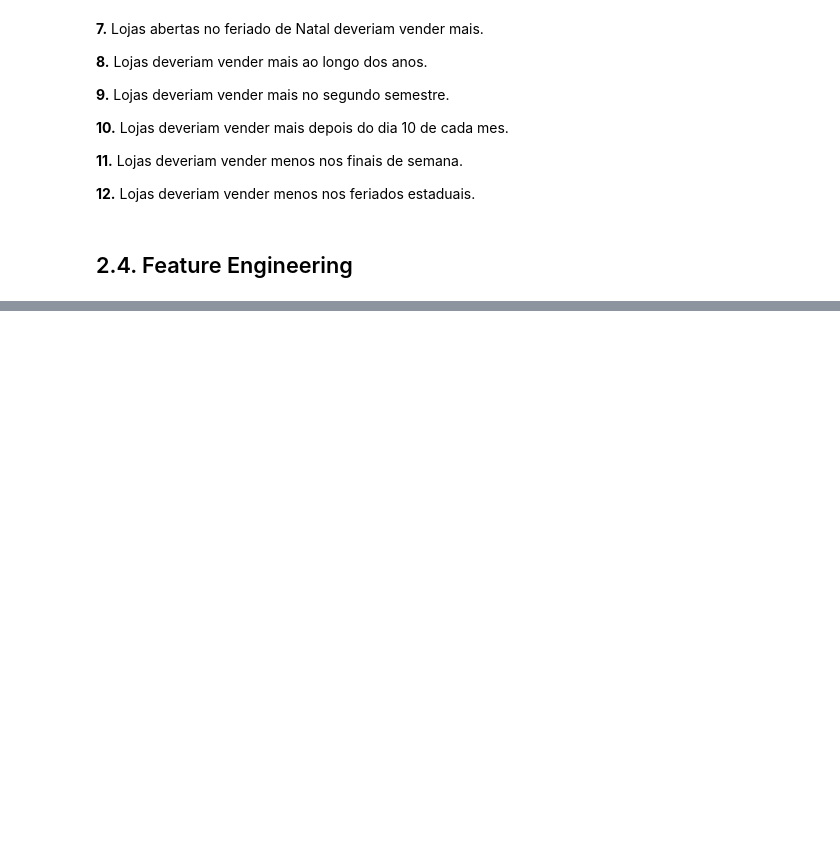
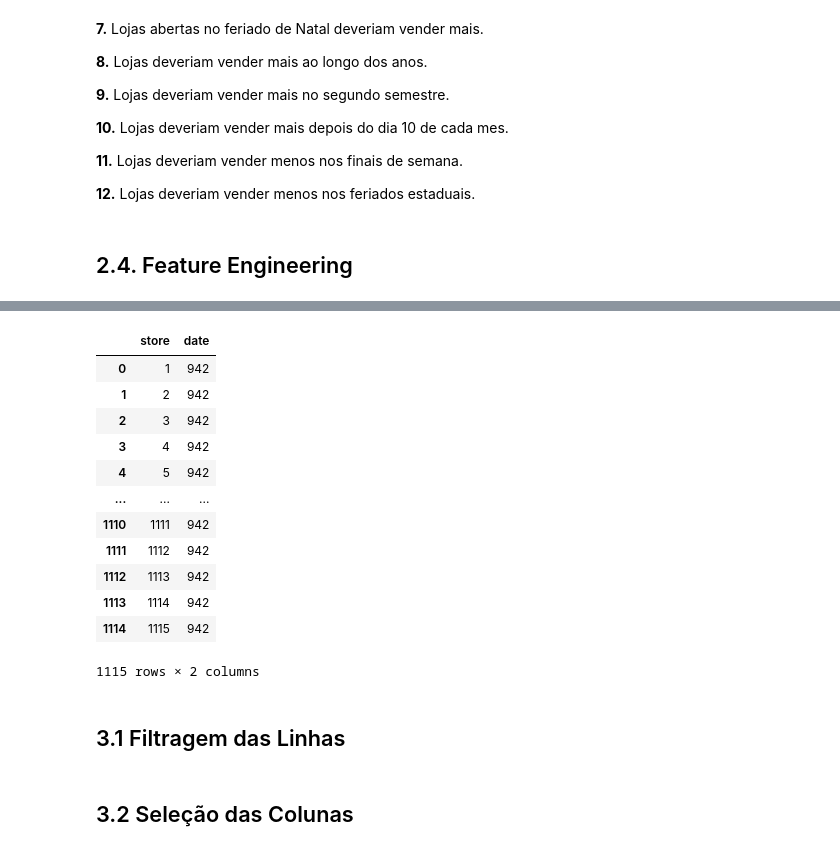
Before and after one commit to rodrigo87br/data_science_em_prod, a Jupyter notebook: modulo03_store_sales_prediction.ipynb, the cells around one changed output, grey strips where cells are left out. Cells and saved outputs as stored; diff of their text form; code cells hidden in the pictures; blank space fills up the shorter version.

```diff
--- a/modulo03_store_sales_prediction.ipynb
+++ b/modulo03_store_sales_prediction.ipynb
@@ -461,0 +482,18 @@ df2.sample(8).T
+# %%
+df3[['store', 'date']].groupby('store').count().reset_index()
+# %% [output]
+|  | store | date |
+| 0 | 1 | 942 |
+| 1 | 2 | 942 |
+| 2 | 3 | 942 |
+| 3 | 4 | 942 |
+| 4 | 5 | 942 |
+| ... | ... | ... |
+| 1110 | 1111 | 942 |
+| 1111 | 1112 | 942 |
+| 1112 | 1113 | 942 |
+| 1113 | 1114 | 942 |
+| 1114 | 1115 | 942 |
+1115 rows × 2 columns
+# %% [markdown]
+## 3.1 Filtragem das Linhas
@@ -461,0 +505,2 @@ df2.sample(8).T
+# %% [markdown]
+## 3.2 Seleção das Colunas
```
Also changed, not shown: parts of 8 cells of this notebook.
